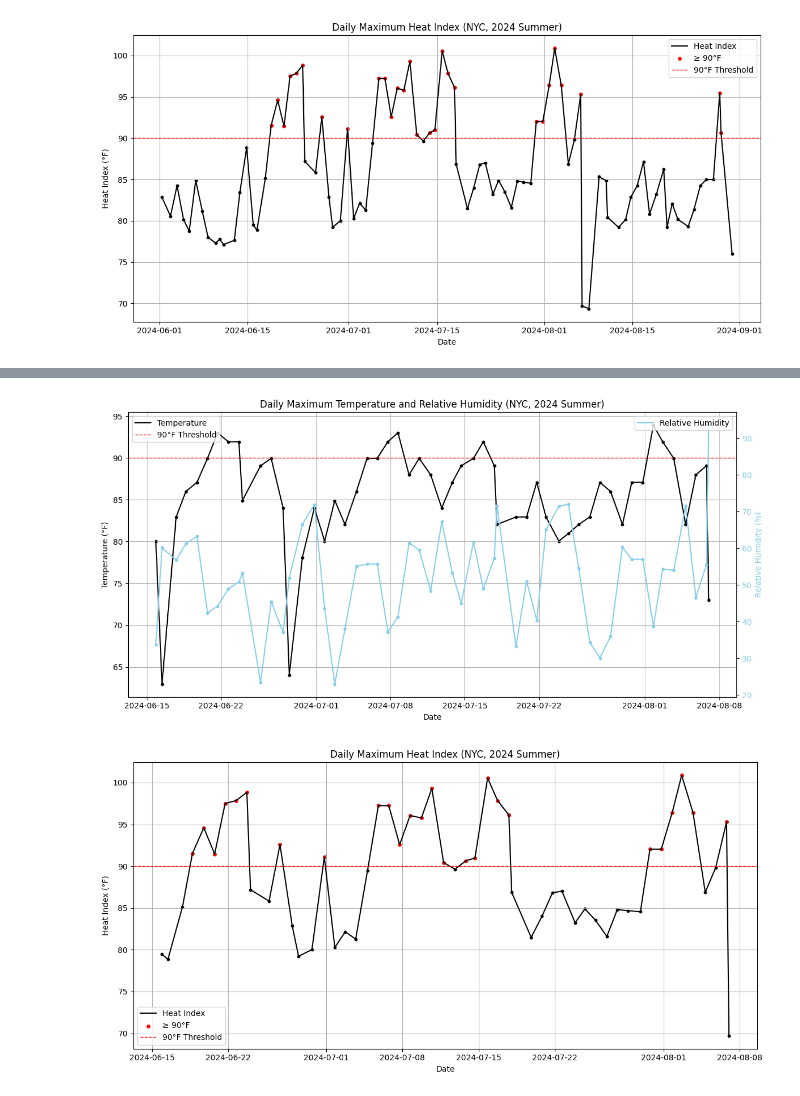
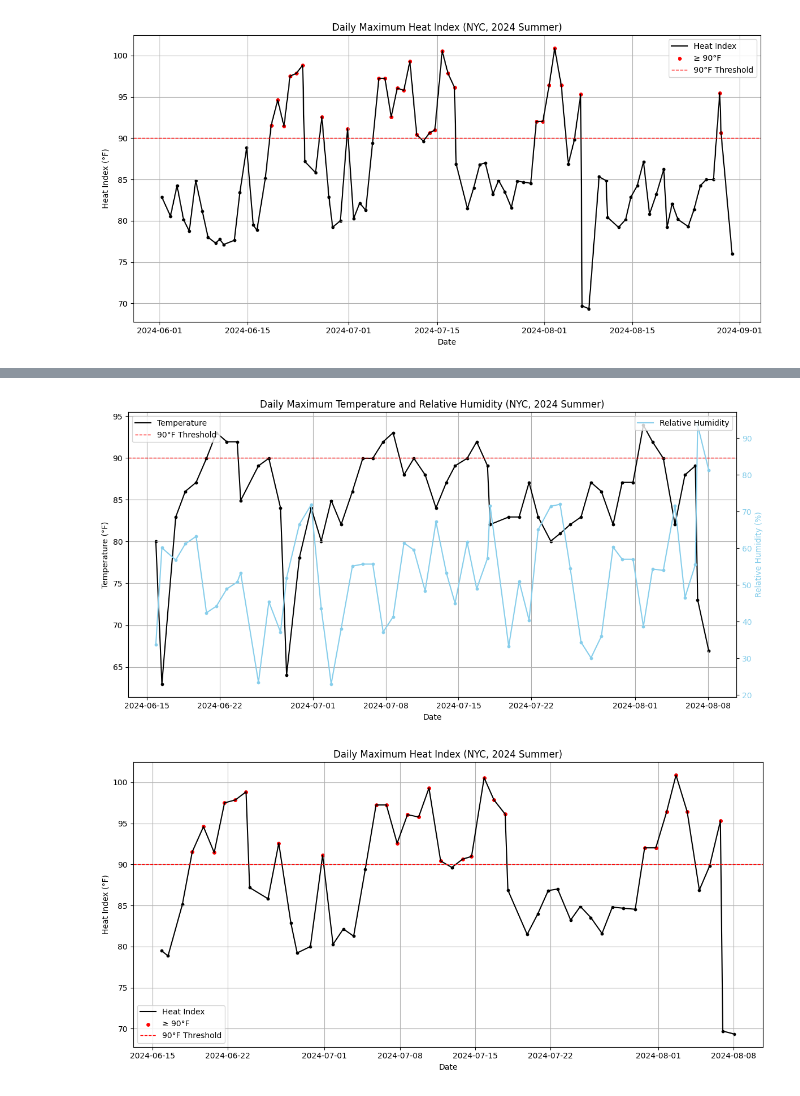
Before and after one commit to wherehaveyubin/research, a Jupyter notebook: 2025-Heat/heat-index.ipynb, the cells around one changed output, grey strips where cells are left out. Cells and saved outputs as stored; diff of their text form; code cells hidden in the pictures.

```diff
--- a/2025-Heat/heat-index.ipynb
+++ b/2025-Heat/heat-index.ipynb
@@ -13,7 +13,7 @@ workspace = 'D:/heat/data/'
 # June 1 – Aug 31, 2024
 # %%
 # Import climatological Data
-weather = pd.read_csv(workspace + '2024_72505394728.csv', low_memory=False)
+weather = pd.read_csv(workspace + 'NOAA/2024_72505394728.csv', low_memory=False)
 weather = weather[(weather['TMP'] != '+9999,9') & (weather['DEW'] != '+9999,9')] # Extract outliers
 weather = weather[['DATE', 'TMP', 'DEW']] # Select only date, temperature, and dew point columns
 
@@ -239,7 +239,7 @@ plt.show()
 # %%
 # Set start and end dates
 start_date = '2024-06-15'
-end_date = '2024-08-08'
+end_date = '2024-08-09'
 weather = weather[(weather['DATE'] >= start_date) & (weather['DATE'] <= end_date)]
 weather
 # %% [output]
@@ -299,44 +299,44 @@ fig.tight_layout()
 plt.savefig("2024_temp_with_rh.png", dpi=300, bbox_inches='tight')
 plt.show()
 # %% [output]
-[figure, old version]
+[figure, new version]
 # %%
 # Daily maximum heat index
 
 # Define red line period
 start_red = pd.to_datetime("2024-06-14")
-end_red = pd.to_datetime("2024-08-08")
+end_red = pd.to_datetime("2024-08-09")
 
 # Create a mask for the red-highlighted period
 red_period = (max_hi_per_day['DATE'] >= start_red) & (max_hi_per_day['DATE'] <= end_red)
 
 # Plot
 plt.figure(figsize=(12, 6))
 plt.plot(max_hi_per_day['DATE'], max_hi_per_day['heat_index'], label='Heat Index', color='black')
 
 # Point
 plt.scatter(max_hi_per_day['DATE'], max_hi_per_day['heat_index'], color='black', s=10)
 high_hi = max_hi_per_day[max_hi_per_day['heat_index'] >= 90] # Red point over 90°F
 plt.scatter(high_hi['DATE'], high_hi['heat_index'], color='red', s=15, label='≥ 90°F')
 
 # Reference line at 90°F
 plt.axhline(90, color='red', linestyle='--', linewidth=1, label='90°F Threshold')
 
 # X axis label
 plt.xticks(rotation=0)
 
 # Formatting
 plt.title("Daily Maximum Heat Index (NYC, 2024 Summer)")
 plt.xlabel("Date")
 plt.ylabel("Heat Index (°F)")
 plt.legend()
 plt.grid(True)
 plt.tight_layout()
 plt.xticks(rotation=0)
 
 # Save the figure
 plt.savefig("2024_heat.png", dpi=300, bbox_inches='tight')
 
 plt.show()
 # %% [output]
-[figure, old version]
+[figure, new version]
```
Also changed, not shown: parts of 2 cells of this notebook.
